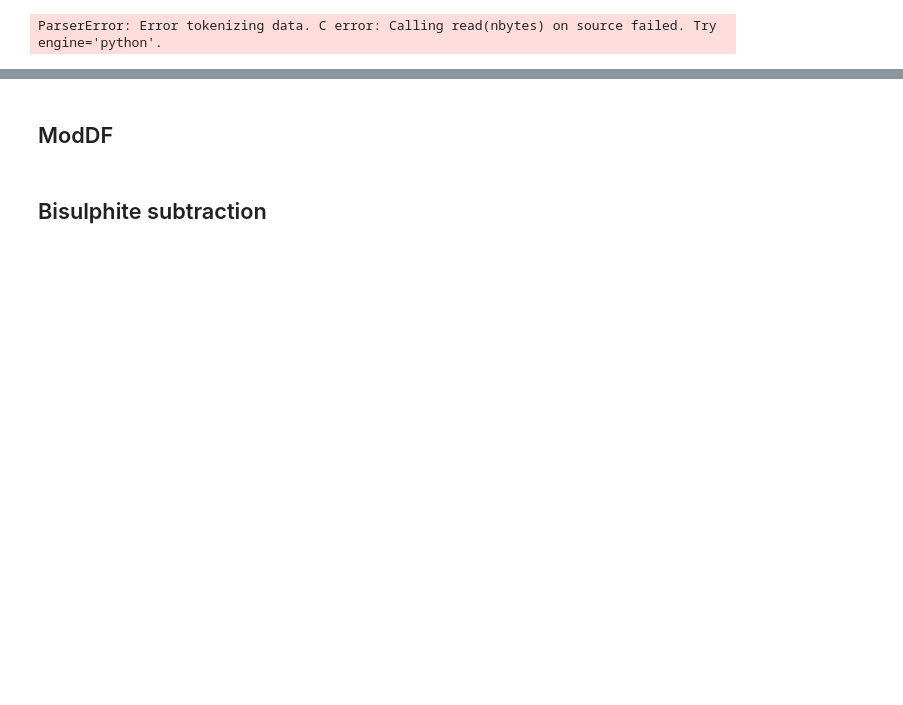
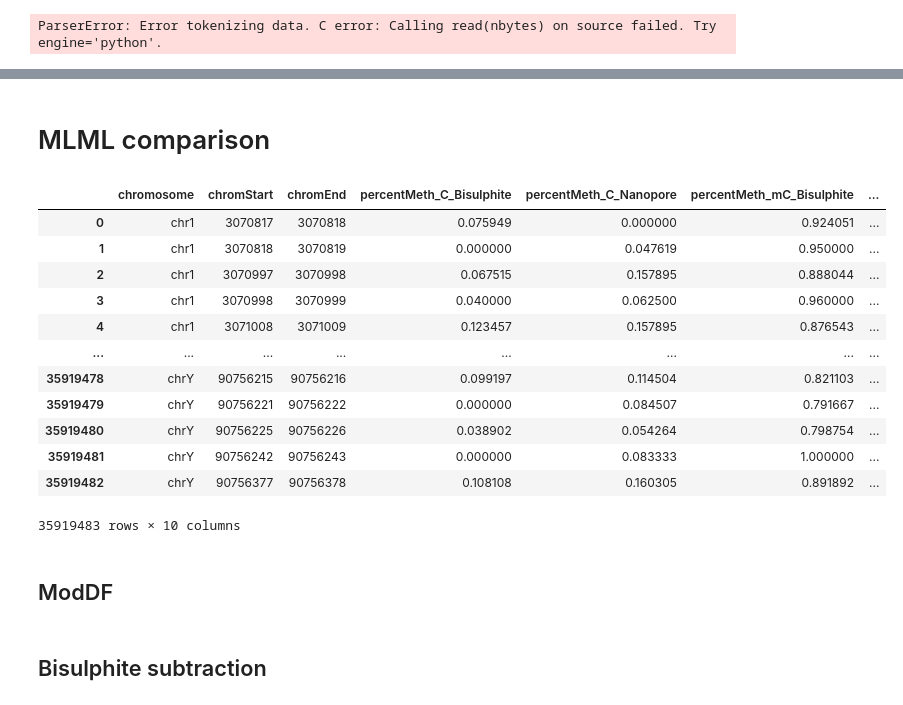
Before and after one commit to DominicOH/Analysis-of-nanopore-epigenetic-sequencing, a Jupyter notebook: Notebook.ipynb, the cells around one changed output, grey strips where cells are left out. Drawn from its saved outputs; the diff is of its cells as text; code cells hidden in the pictures; blank space fills up the shorter version.

Commit message:
MLML based hmC data comparison

```diff
--- a/Notebook.ipynb
+++ b/Notebook.ipynb
@@ -54,3 +79,42 @@ ParserError: Error tokenizing data. C error: Calling read(nbytes) on source fail
+# %% [markdown]
+# MLML comparison
+# %%
+three_mod_bis = pd.read_csv('./DNMTools_datasets/dnmtoolsMLML_output.txt', sep="\t", names=["chromosome", "chromStart", "chromEnd", "percentMeth_mC", "percentMeth_hmC", "percentMeth_C", "N_conflicts"])
+three_mod_nano = pd.read_csv('./data/Nanopore_ternary_data/prom_R10.4.1_E8.2_WGS_brain_0.9.1_mods.bed', sep="\t",
+                             names=["chromosome", "chromStart", "chromEnd", "modification_type", "score", "strand", "i0", "i1", "i2", "readCount_ALL", "percentMeth_mC", "N_C", "N_mC", "N_filt", "N_NA", "N_hmC"])
+
+three_mod_nano["readCount"] = three_mod_nano["readCount_ALL"].subtract(
+    np.add(three_mod_nano["N_filt"], three_mod_nano["N_NA"])
+)
+
+three_mod_nano = three_mod_nano.drop(columns=["modification_type", "score", "i0", "i1", "i2", "readCount_ALL", "N_filt", "N_NA"])
+
+three_mod_nano["percentMeth_C"] = three_mod_nano["N_C"].divide(three_mod_nano["readCount"], axis=0)
+three_mod_nano["percentMeth_hmC"] = three_mod_nano["N_hmC"].divide(three_mod_nano["readCount"], axis=0)
+three_mod_nano["percentMeth_mC"] = three_mod_nano["N_mC"].divide(three_mod_nano["readCount"], axis=0)
+
+three_mod_nano.replace(np.nan, 0)
+three_mod_nano = three_mod_nano.loc[three_mod_nano["readCount"] >= 10]
+three_mod_nano.drop(columns=["N_C", "N_mC", "N_hmC", "readCount"], inplace=True)
+# %%
+merged_three_mod = pd.merge(three_mod_bis, three_mod_nano, "inner", ["chromosome", "chromStart", "chromEnd"], suffixes=["_Bisulphite", "_Nanopore"])
+# %%
+merged_three_mod = merged_three_mod[["chromosome", "chromStart", "chromEnd", "percentMeth_C_Bisulphite", "percentMeth_C_Nanopore", "percentMeth_mC_Bisulphite", "percentMeth_mC_Nanopore", "percentMeth_hmC_Bisulphite", "percentMeth_hmC_Nanopore", "strand"]]
+merged_three_mod
+# %% [output]
+|  | chromosome | chromStart | chromEnd | percentMeth_C_Bisulphite | percentMeth_C_Nanopore | percentMeth_mC_Bisulphite | ... |
+| 0 | chr1 | 3070817 | 3070818 | 0.075949 | 0.000000 | 0.924051 | ... |
+| 1 | chr1 | 3070818 | 3070819 | 0.000000 | 0.047619 | 0.950000 | ... |
+| 2 | chr1 | 3070997 | 3070998 | 0.067515 | 0.157895 | 0.888044 | ... |
+| 3 | chr1 | 3070998 | 3070999 | 0.040000 | 0.062500 | 0.960000 | ... |
+| 4 | chr1 | 3071008 | 3071009 | 0.123457 | 0.157895 | 0.876543 | ... |
+| ... | ... | ... | ... | ... | ... | ... | ... |
+| 35919478 | chrY | 90756215 | 90756216 | 0.099197 | 0.114504 | 0.821103 | ... |
+| 35919479 | chrY | 90756221 | 90756222 | 0.000000 | 0.084507 | 0.791667 | ... |
+| 35919480 | chrY | 90756225 | 90756226 | 0.038902 | 0.054264 | 0.798754 | ... |
+| 35919481 | chrY | 90756242 | 90756243 | 0.000000 | 0.083333 | 1.000000 | ... |
+| 35919482 | chrY | 90756377 | 90756378 | 0.108108 | 0.160305 | 0.891892 | ... |
+35919483 rows × 10 columns
 # %% [markdown]
 ## ModDF
 # %%
```
Also changed, not shown: parts of 6 cells of this notebook, 1 other file.
